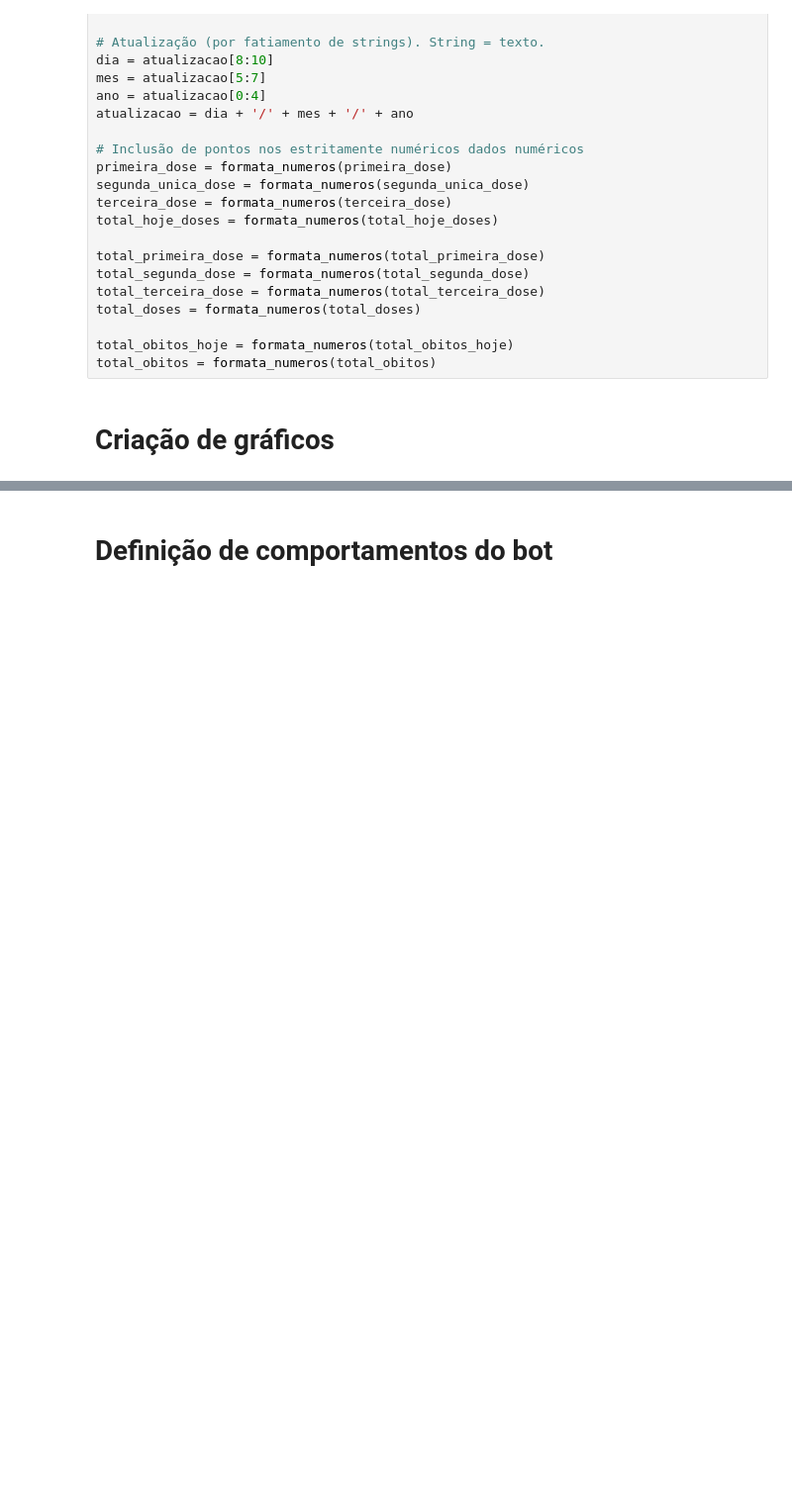
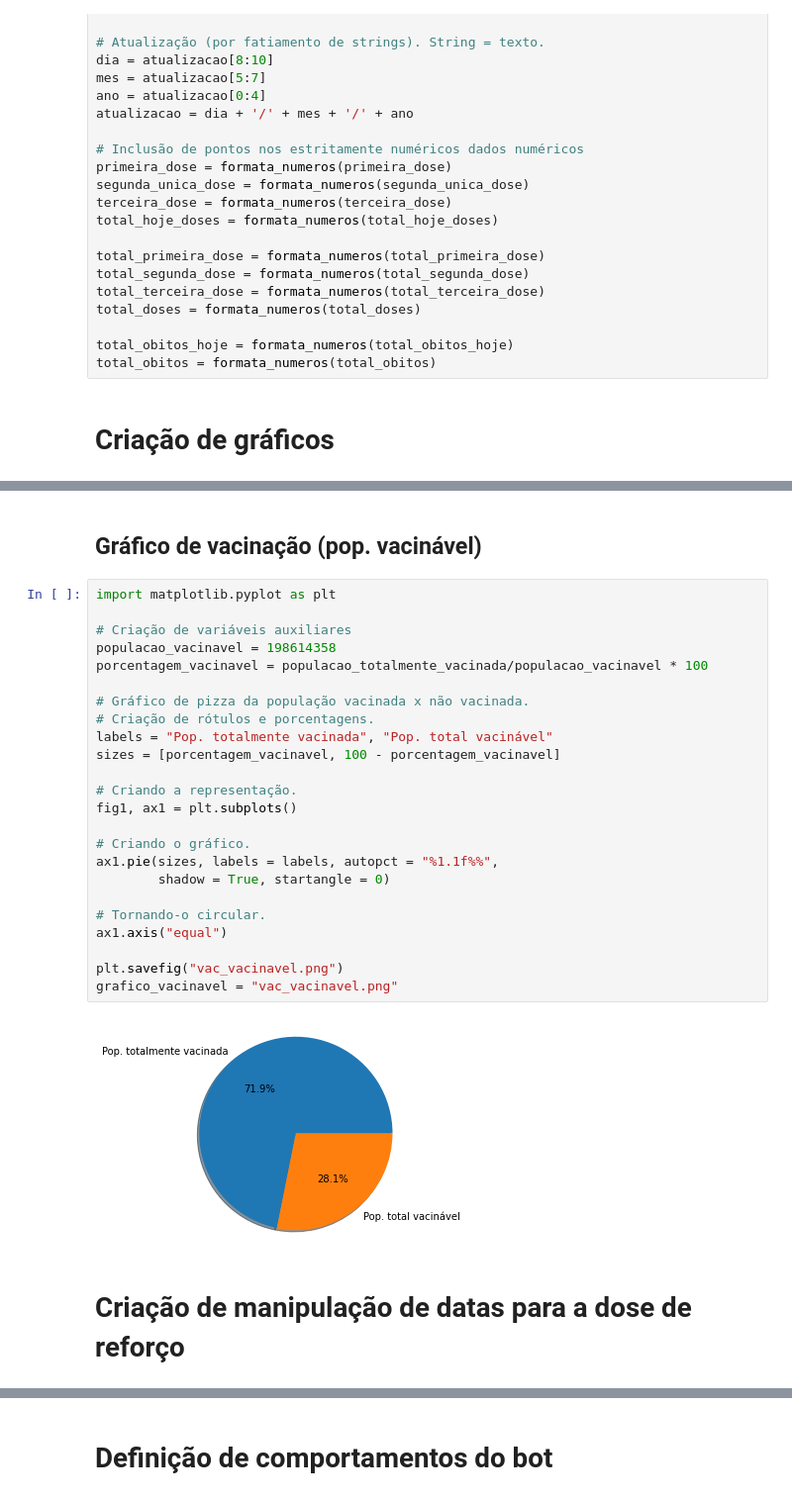
Before and after one commit to NilsonCesar/projetos-de-engenharia, a Jupyter notebook: projetos-de-engenharia-1/CoronavirusBrasilBot.ipynb, the cells around one changed output, grey strips where cells are left out. Shown at 99% size. Drawn from its saved outputs; the diff is of its cells as text; blank space fills up the shorter version.

```diff
--- a/projetos-de-engenharia-1/CoronavirusBrasilBot.ipynb
+++ b/projetos-de-engenharia-1/CoronavirusBrasilBot.ipynb
@@ -113,0 +136,30 @@ referencia = "grafico.png"
+# %% [markdown]
+## Gráfico de vacinação (pop. vacinável)
+# %%
+import matplotlib.pyplot as plt
+
+# Criação de variáveis auxiliares
+populacao_vacinavel = 198614358
+porcentagem_vacinavel = populacao_totalmente_vacinada/populacao_vacinavel * 100
+
+# Gráfico de pizza da população vacinada x não vacinada.
+# Criação de rótulos e porcentagens.
+labels = "Pop. totalmente vacinada", "Pop. total vacinável"
+sizes = [porcentagem_vacinavel, 100 - porcentagem_vacinavel]
+
+# Criando a representação.
+fig1, ax1 = plt.subplots()
+
+# Criando o gráfico.
+ax1.pie(sizes, labels = labels, autopct = "%1.1f%%",
+        shadow = True, startangle = 0)
+
+# Tornando-o circular.
+ax1.axis("equal")
+
+plt.savefig("vac_vacinavel.png")
+grafico_vacinavel = "vac_vacinavel.png"
+# %% [output]
+[figure, added]
+# %% [markdown]
+# Criação de manipulação de datas para a dose de reforço
```
Also changed, not shown: parts of 6 cells of this notebook.
